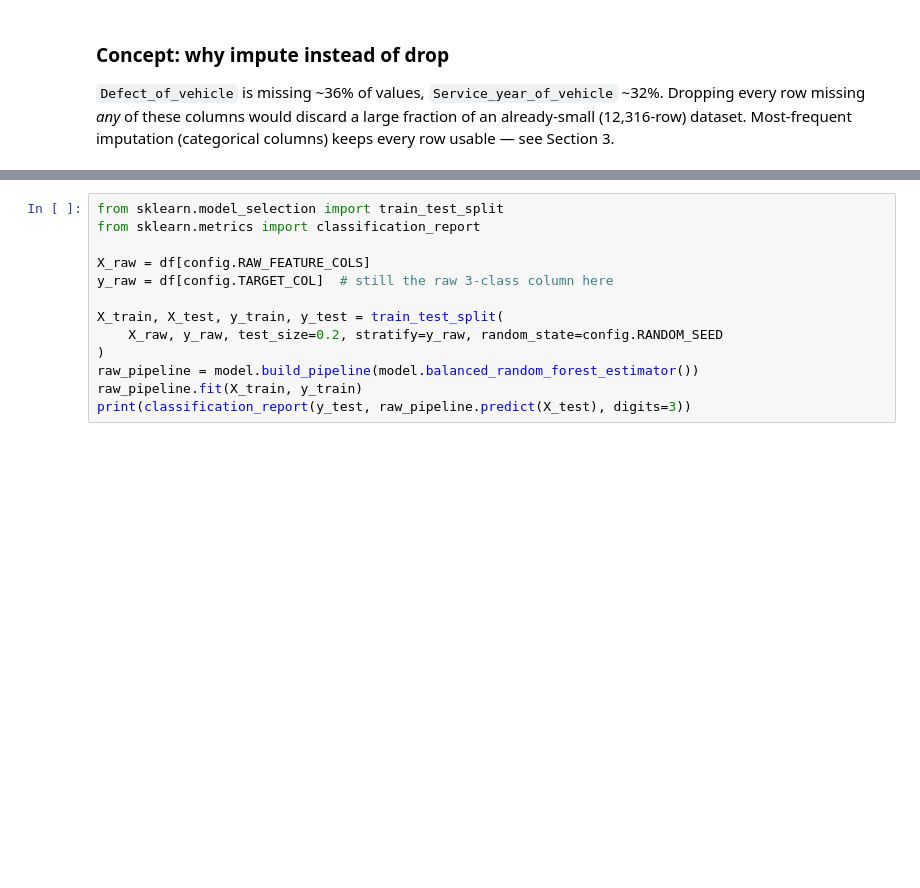
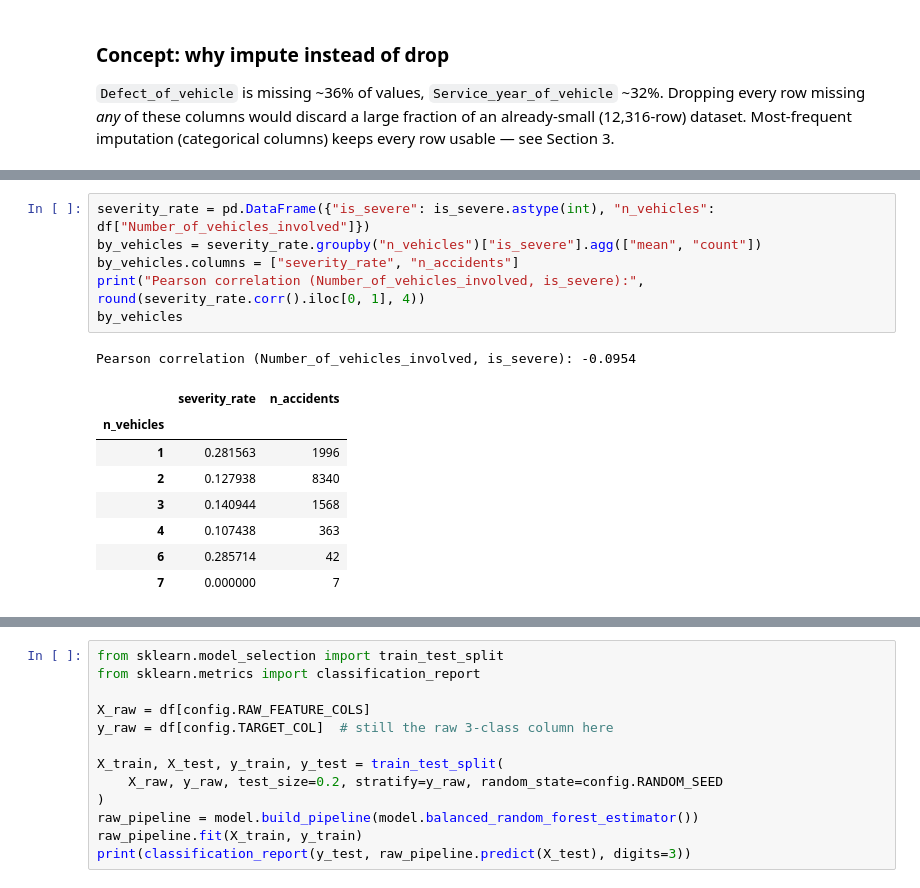
Before and after one commit to nhamhung/traffic-accident-severity, a Jupyter notebook: notebooks/01_eda_and_modeling.ipynb, the cells around one changed output, grey strips where cells are left out. Cells and saved outputs as stored; diff of their text form; blank space fills up the shorter version.

```diff
--- a/notebooks/01_eda_and_modeling.ipynb
+++ b/notebooks/01_eda_and_modeling.ipynb
@@ -167,0 +244,16 @@ imputation (categorical columns) keeps every row usable — see Section 3.
+# %%
+severity_rate = pd.DataFrame({"is_severe": is_severe.astype(int), "n_vehicles": df["Number_of_vehicles_involved"]})
+by_vehicles = severity_rate.groupby("n_vehicles")["is_severe"].agg(["mean", "count"])
+by_vehicles.columns = ["severity_rate", "n_accidents"]
+print("Pearson correlation (Number_of_vehicles_involved, is_severe):", round(severity_rate.corr().iloc[0, 1], 4))
+by_vehicles
+# %% [output]
+Pearson correlation (Number_of_vehicles_involved, is_severe): -0.0954
+|  | severity_rate | n_accidents |
+| n_vehicles |  |  |
+| 1 | 0.281563 | 1996 |
+| 2 | 0.127938 | 8340 |
+| 3 | 0.140944 | 1568 |
+| 4 | 0.107438 | 363 |
+| 6 | 0.285714 | 42 |
+| 7 | 0.000000 | 7 |
```
Also changed, not shown: parts of 22 cells of this notebook, 15 other files.
